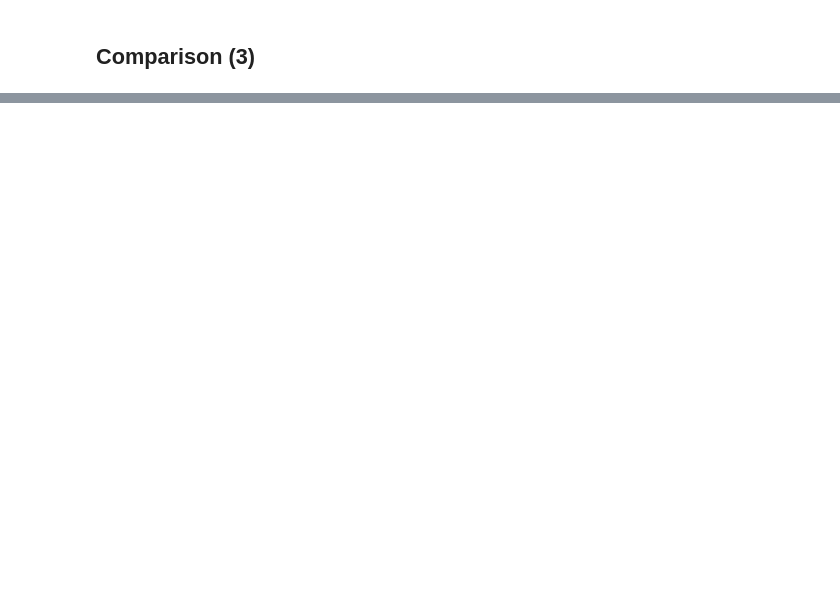
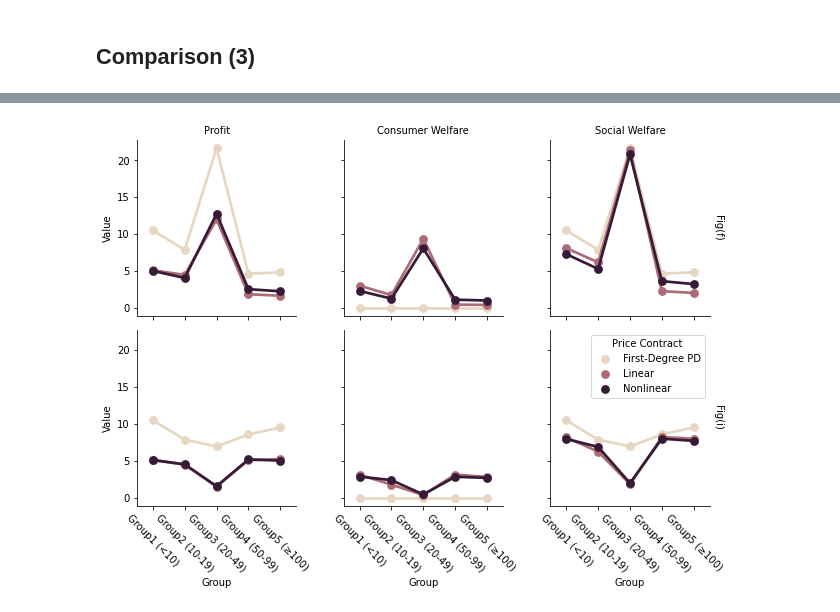
Before and after one commit to wanxii/nonlinear-pricing, a Jupyter notebook: welfare_groups.ipynb, the cells around one changed output, grey strips where cells are left out. Drawn from its saved outputs; the diff is of its cells as text; code cells hidden in the pictures; blank space fills up the shorter version.

Commit message:
Add 3 comparisons

```diff
--- a/welfare_groups.ipynb
+++ b/welfare_groups.ipynb
@@ -386,0 +369,8 @@ counter_fi.savefig("fig/counter_lc_vs_gb.svg", dpi=400)
+# %%
+cs_i3 = pd.DataFrame({"Group1 (<10)": {"First-Degree PD": 0, "Linear": 3.09, "Nonlinear": 2.85},
+              "Group2 (10-19)": {"First-Degree PD": 0, "Linear": 1.76, "Nonlinear": 2.37},
+              "Group3 (20-49)": {"First-Degree PD": 0, "Linear": 0.34, "Nonlinear": 0.42},
+              "Group4 (50-99)": {"First-Degree PD": 0, "Linear": 3.13, "Nonlinear": 2.82},
+              "Group5 (≥100)": {"First-Degree PD": 0, "Linear": 2.79, "Nonlinear": 2.68}})
+cs_i3["Total"] = cs_i3.sum(axis=1)
+cs_i3
@@ -386,0 +396,4 @@ counter_fi.savefig("fig/counter_lc_vs_gb.svg", dpi=400)
+# %%
+sw_f3 = profit_f3 + cs_f3
+sw_i3 = profit_i3 + cs_i3
+print(pd.concat([sw_f3, sw_i3], axis=1).sort_index(axis=1).to_latex())
@@ -386,0 +412,16 @@ counter_fi.savefig("fig/counter_lc_vs_gb.svg", dpi=400)
+# %%
+figs = ["f", "i"]
+for Type, dfs in {"Profit": [profit_f3, profit_i3],
+                 "Consumer Welfare": [cs_f3, cs_i3],
+                 "Social Welfare": [sw_f3, sw_i3]}.items():
+    for i, df in enumerate(dfs):
+        df.reset_index(names="Method", inplace=True)
+        df["Type"] = Type
+        df["Figure"] = figs[i]
+
+# Create dataframe for visualization
+welfare_fi3 = (pd.concat([profit_f3, cs_f3, sw_f3, profit_i3, cs_i3, sw_i3])
+                .melt(id_vars=["Method", "Type", "Figure", "Total"],
+                      var_name="Group",
+                      value_name="Value"))
+welfare_fi3.head()
@@ -386,0 +435,16 @@ counter_fi.savefig("fig/counter_lc_vs_gb.svg", dpi=400)
+# %%
+%matplotlib inline
+# Pointplot
+counter_fi3 = sns.FacetGrid(welfare_fi3, row="Figure", col="Type", margin_titles=True)
+counter_fi3.map(sns.pointplot, "Group", "Value", "Method",
+              palette="ch:.25",
+              legend=False)
+
+counter_fi3.set_titles(col_template="{col_name}", row_template="Fig({row_name})")
+counter_fi3.set_xticklabels(rotation=-45)
+
+plt.legend(title="Price Contract");
+
+counter_fi3.savefig("fig/counter_comparison3.svg", dpi=400)
+# %% [output]
+[figure, added]
```
Also changed, not shown: parts of 21 cells of this notebook.
